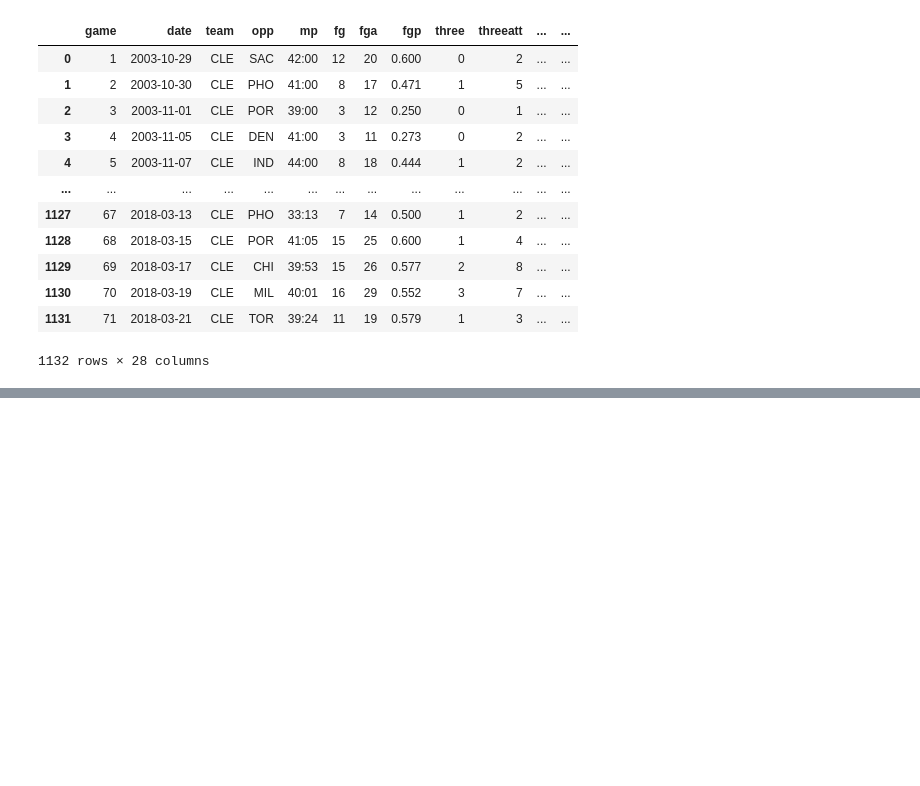
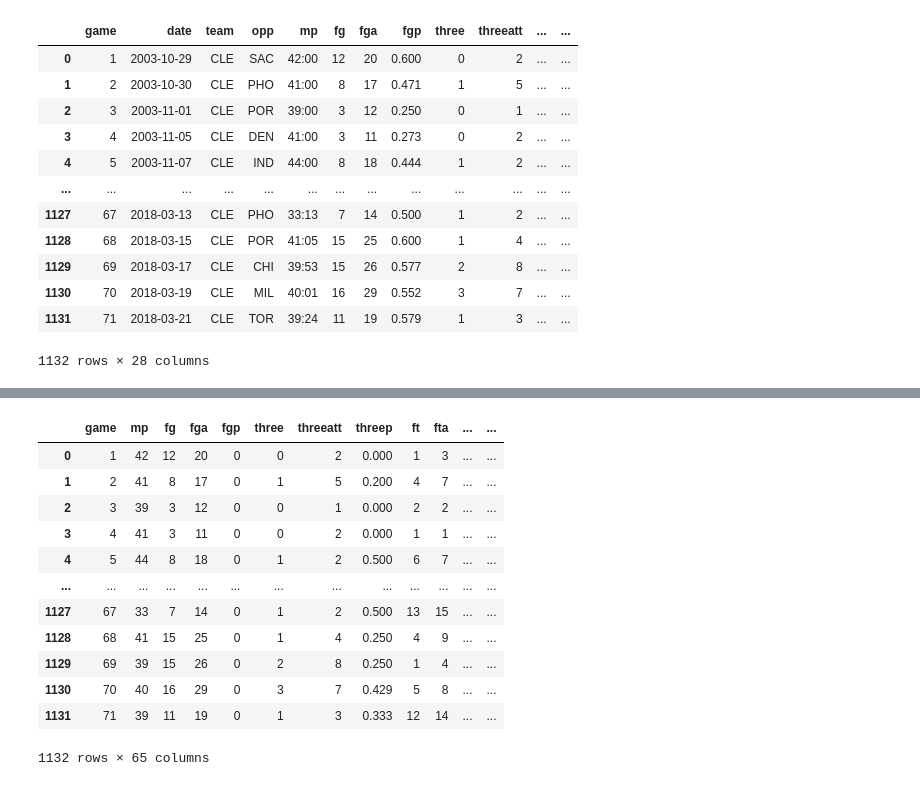
Before and after one commit to ArwinR/w207-final-project, a Jupyter notebook: Final_Report_207.ipynb, the cells around one changed output, grey strips where cells are left out. Cells and saved outputs as stored; diff of their text form; code cells hidden in the pictures; blank space fills up the shorter version.

```diff
--- a/EDA_for_Lebron_James.ipynb
+++ b/Final_Report_207.ipynb
@@ -308,0 +380,24 @@ lbj_df
+# %%
+#Convert all the datatypes to appropriate types for the ML model to run.
+
+lbj_df['spread'] = lbj_df['spread'].astype('int64')
+lbj_df['year_num'] = lbj_df['year_num'].astype('int64')
+lbj_df['decimal_age'] = lbj_df['decimal_age'].astype('int64')
+lbj_df['mp'] = lbj_df['mp'].astype('int64')
+lbj_df['fgp'] = lbj_df['fgp'].astype('int64')
+lbj_df['game_score'] = lbj_df['game_score'].astype('int64')
+lbj_df['team'] = lbj_df['team'].astype('string')
+# %%
+## Apply One-Hot Encodings to Categorical Variables
+
+lbj_df = pd.get_dummies(lbj_df, columns=['team', 'opp'])
+# %%
+#Convert more, this time the date column
+lbj_df['date'] = pd.to_datetime(lbj_df['date'])
+
+
+lbj_df['year'] = lbj_df['date'].dt.year
+lbj_df['month'] = lbj_df['date'].dt.month
+lbj_df['day'] = lbj_df['date'].dt.day
+
+lbj_df = lbj_df.drop(columns=['date'])
@@ -308,0 +415,24 @@ lbj_df
+# %%
+# Replace NaN values in 'threep' column with its mean
+lbj_df['threep'] = lbj_df['threep'].fillna(lbj_df['threep'].mean())
+
+# Replace NaN values in 'ftp' column with its mean
+lbj_df['ftp'] = lbj_df['ftp'].fillna(lbj_df['ftp'].mean())
+# %%
+## Look at the set
+
+lbj_df
+# %% [output]
+|  | game | mp | fg | fga | fgp | three | threeatt | threep | ft | fta | ... | ... |
+| 0 | 1 | 42 | 12 | 20 | 0 | 0 | 2 | 0.000 | 1 | 3 | ... | ... |
+| 1 | 2 | 41 | 8 | 17 | 0 | 1 | 5 | 0.200 | 4 | 7 | ... | ... |
+| 2 | 3 | 39 | 3 | 12 | 0 | 0 | 1 | 0.000 | 2 | 2 | ... | ... |
+| 3 | 4 | 41 | 3 | 11 | 0 | 0 | 2 | 0.000 | 1 | 1 | ... | ... |
+| 4 | 5 | 44 | 8 | 18 | 0 | 1 | 2 | 0.500 | 6 | 7 | ... | ... |
+| ... | ... | ... | ... | ... | ... | ... | ... | ... | ... | ... | ... | ... |
+| 1127 | 67 | 33 | 7 | 14 | 0 | 1 | 2 | 0.500 | 13 | 15 | ... | ... |
+| 1128 | 68 | 41 | 15 | 25 | 0 | 1 | 4 | 0.250 | 4 | 9 | ... | ... |
+| 1129 | 69 | 39 | 15 | 26 | 0 | 2 | 8 | 0.250 | 1 | 4 | ... | ... |
+| 1130 | 70 | 40 | 16 | 29 | 0 | 3 | 7 | 0.429 | 5 | 8 | ... | ... |
+| 1131 | 71 | 39 | 11 | 19 | 0 | 1 | 3 | 0.333 | 12 | 14 | ... | ... |
+1132 rows × 65 columns
```
Also changed, not shown: parts of 30 cells of this notebook.
